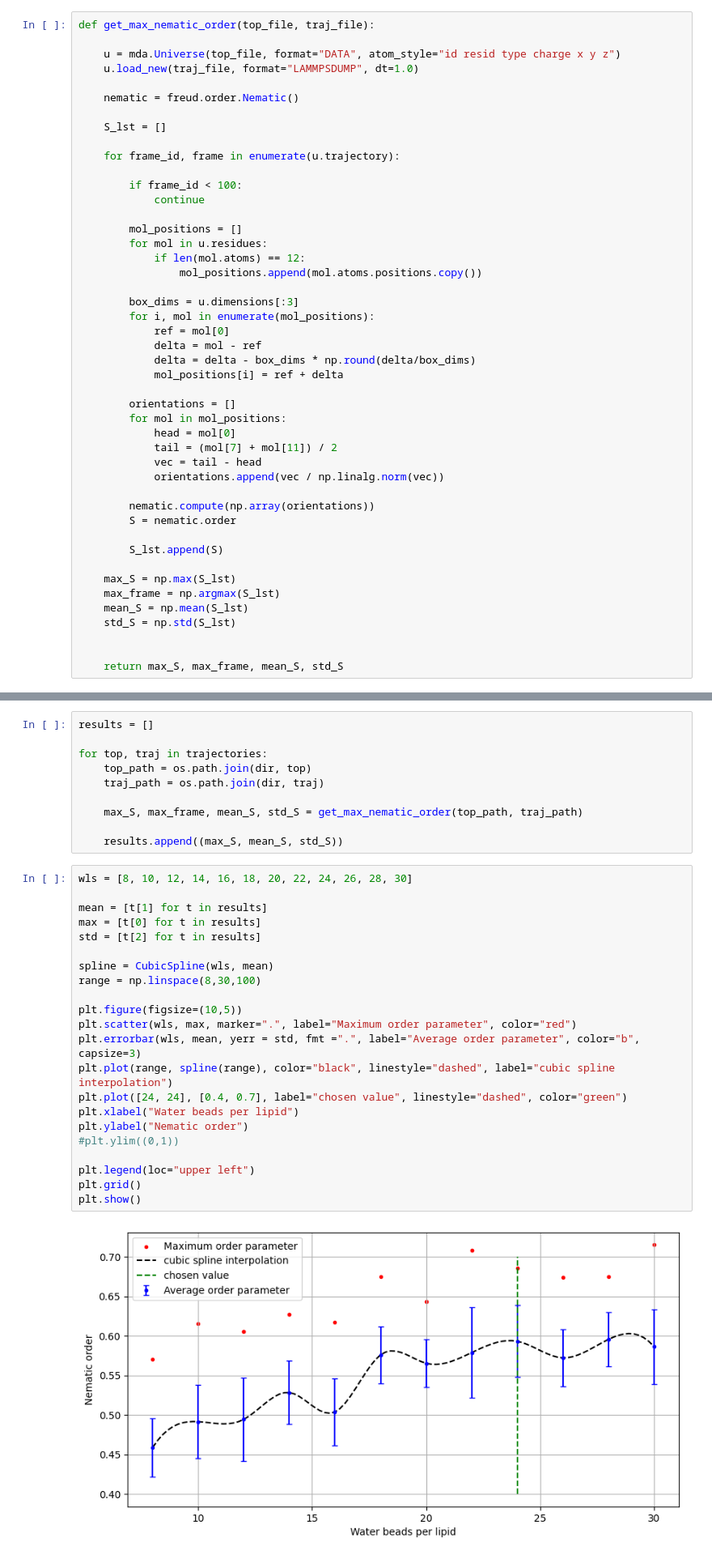
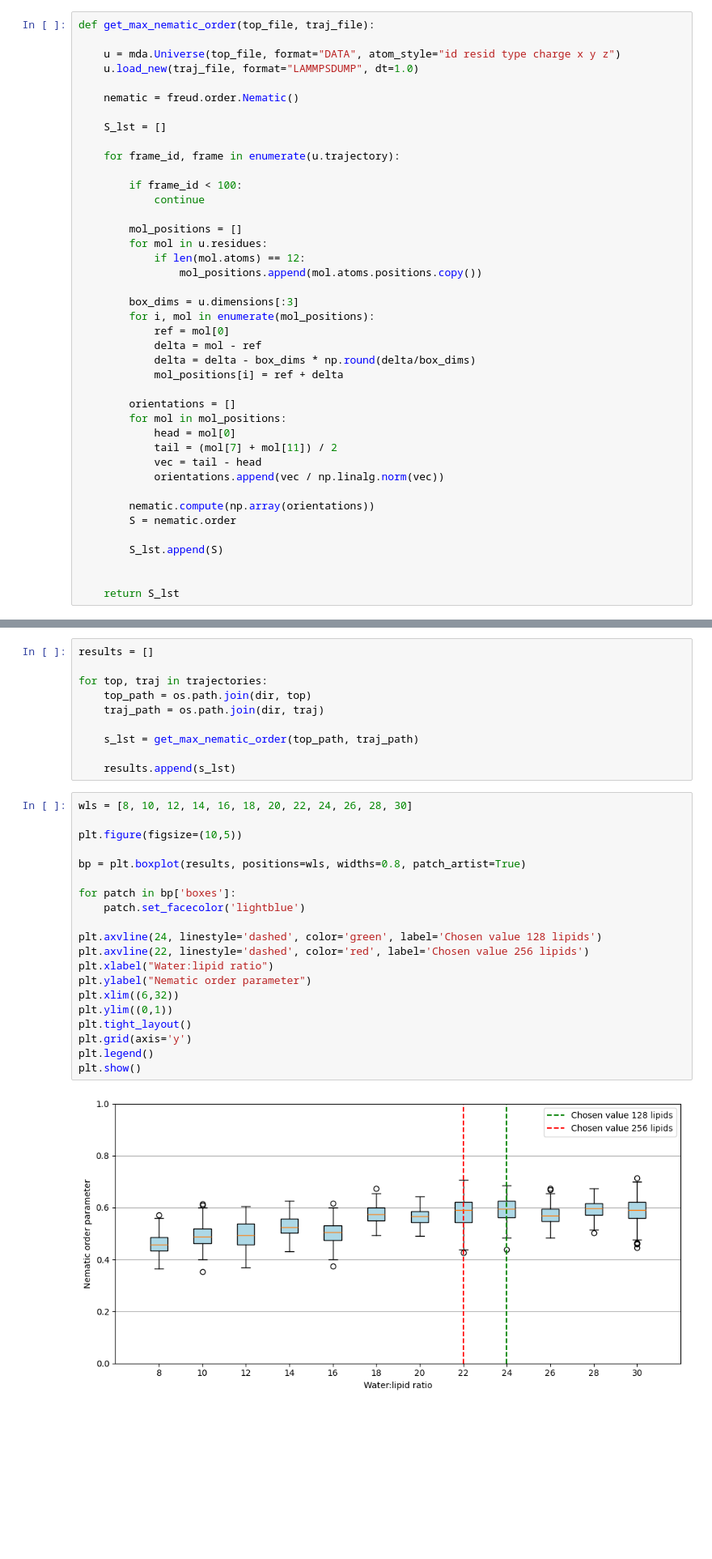
Before and after one commit to G-Scherer/dpd_simulation, a Jupyter notebook: lipid_self_assembly/water_per_lipid_opt/w_per_l_ana.ipynb, the cells around one changed output, grey strips where cells are left out. Shown: that part at 81% size. Cells and saved outputs as stored; diff of their text form; blank space fills up the shorter version.

Commit message:
added T=1 self assembly, added water pressure test, writing backup

```diff
--- a/lipid_self_assembly/water_per_lipid_opt/w_per_l_ana.ipynb
+++ b/lipid_self_assembly/water_per_lipid_opt/w_per_l_ana.ipynb
@@ -44,13 +44,8 @@ def get_max_nematic_order(top_file, traj_file):
 
         S_lst.append(S)
 
-    max_S = np.max(S_lst)
-    max_frame = np.argmax(S_lst)
-    mean_S = np.mean(S_lst)
-    std_S = np.std(S_lst)
 
-
-    return max_S, max_frame, mean_S, std_S
+    return S_lst
 # %%
 dir = "/home/gabriel/Dokumente/bachelor_thesis/dpd_simulation/lipid_self_assembly/"
 
@@ -67,30 +62,28 @@ for top, traj in trajectories:
     top_path = os.path.join(dir, top)
     traj_path = os.path.join(dir, traj)
 
-    max_S, max_frame, mean_S, std_S = get_max_nematic_order(top_path, traj_path)
+    s_lst = get_max_nematic_order(top_path, traj_path)
 
-    results.append((max_S, mean_S, std_S))
+    results.append(s_lst)
 # %%
 wls = [8, 10, 12, 14, 16, 18, 20, 22, 24, 26, 28, 30]
 
-mean = [t[1] for t in results]
-max = [t[0] for t in results]
-std = [t[2] for t in results]
+plt.figure(figsize=(10,5))
 
-spline = CubicSpline(wls, mean)
-range = np.linspace(8,30,100)
+bp = plt.boxplot(results, positions=wls, widths=0.8, patch_artist=True)
 
-plt.figure(figsize=(10,5))
-plt.scatter(wls, max, marker=".", label="Maximum order parameter", color="red")
-plt.errorbar(wls, mean, yerr = std, fmt =".", label="Average order parameter", color="b", capsize=3)
-plt.plot(range, spline(range), color="black", linestyle="dashed", label="cubic spline interpolation")
-plt.plot([24, 24], [0.4, 0.7], label="chosen value", linestyle="dashed", color="green")
-plt.xlabel("Water beads per lipid")
-plt.ylabel("Nematic order")
-#plt.ylim((0,1))
+for patch in bp['boxes']:
+    patch.set_facecolor('lightblue')
 
-plt.legend(loc="upper left")
-plt.grid()
+plt.axvline(24, linestyle='dashed', color='green', label='Chosen value 128 lipids')
+plt.axvline(22, linestyle='dashed', color='red', label='Chosen value 256 lipids')
+plt.xlabel("Water:lipid ratio")
+plt.ylabel("Nematic order parameter")
+plt.xlim((6,32))
+plt.ylim((0,1))
+plt.tight_layout()
+plt.grid(axis='y')
+plt.legend()
 plt.show()
 # %% [output]
-[figure, old version]
+[figure, new version]
```
Also changed, not shown: 30 other files.
